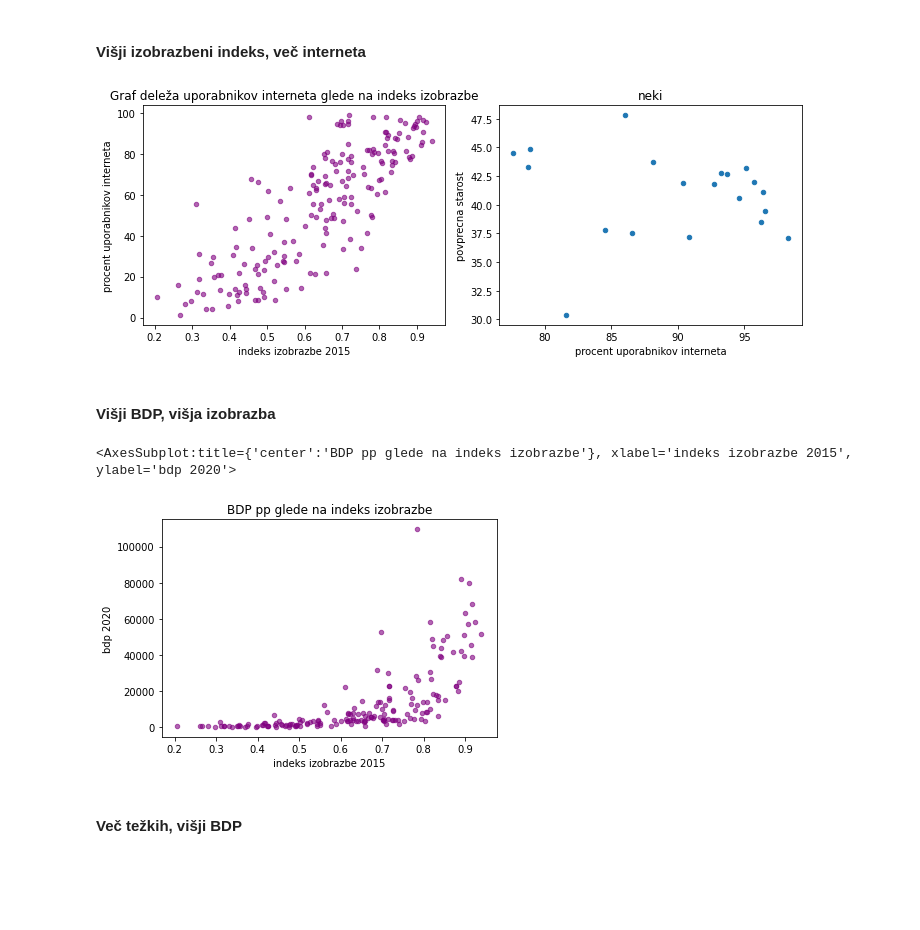
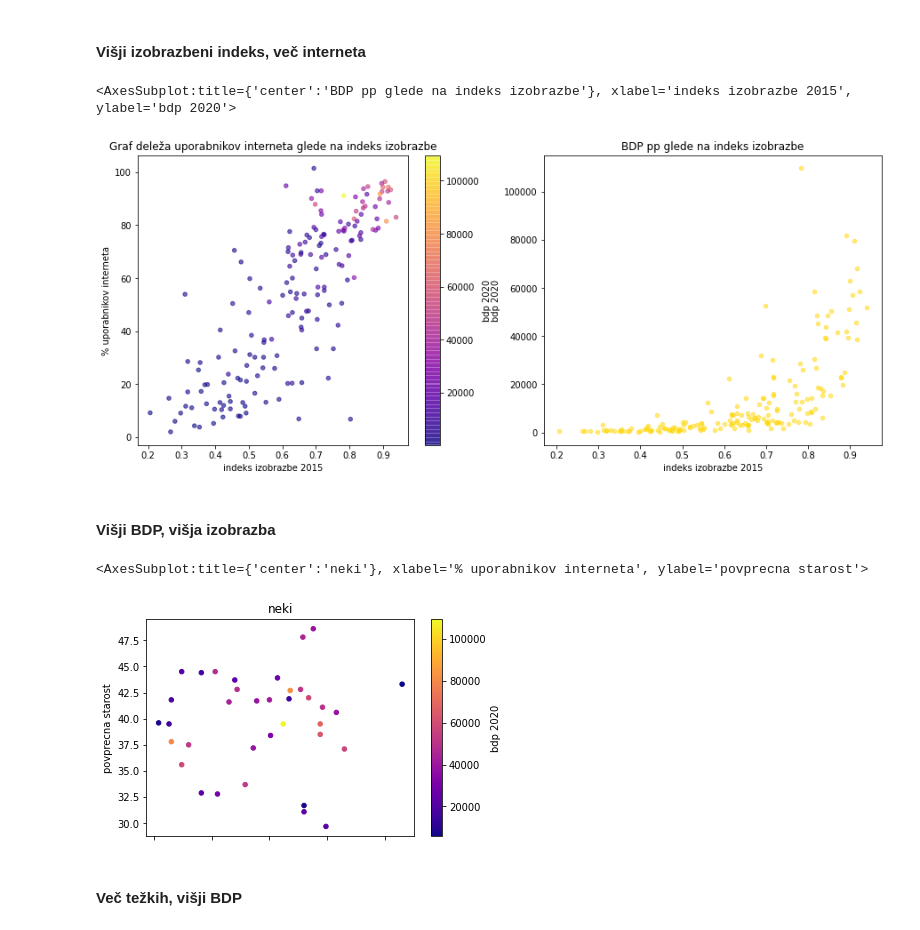
Before and after one commit to zalastopar/Analiza-nekaterih-lastnosti-drzav, a Jupyter notebook: pandas.ipynb, the cells around one changed output. Drawn from its saved outputs; the diff is of its cells as text; code cells hidden in the pictures; blank space fills up the shorter version.

```diff
--- a/pandas.ipynb
+++ b/pandas.ipynb
@@ -16,6 +16,7 @@ import seaborn as sns
 # naložimo razpredelnico, s katero bomo delali
 pot_do_drzav = os.path.join("drzave.csv")
 drzave = pd.read_csv(pot_do_drzav)
+drzave = drzave.set_index('drzava')
 # %% [markdown]
 ### Obdelava podatkov
 # %% [markdown]
@@ -23,5 +33,7 @@ Tabeli dodamo stolpec 'gostota prebivalstva' in odstranimo stolpce, ki jih ne bo
 # %%
-drzave['gostota prebivalstva'] = drzave['prebivalstvo']/drzave['povrsina [km^2]']
-drzave = drzave.iloc[:, [0, 3, 4, 5, 6, 7, 9, 10, 12, 13, 15]]
+drzave['gostota prebivalstva'] = round(drzave['prebivalstvo']/drzave['povrsina [km^2]'], 1)
+drzave['% uporabnikov interneta'] = round(drzave['st uporabnikov interneta']/drzave['prebivalstvo'], 3)*100
+drzave = drzave.iloc[:, [2, 3, 4, 5, 6, 8, 10, 11, 12, 13, 14]].drop(['EU'])
+
 drzave
 # %% [output]
@@ -48,22 +88,21 @@ pd.concat([d_top, d_bot]).plot.bar(x='drzava', y='povprecna starost', color = 'd
 # %% [markdown]
 #### Višji izobrazbeni indeks, več interneta
 # %%
-fig, (ax1,ax2) = plt.subplots(1,2, figsize=(10,4))
-drzave.plot.scatter('indeks izobrazbe 2015', 'procent uporabnikov interneta', alpha = 0.6, c = 'purple', title = 'Graf deleža uporabnikov interneta glede na indeks izobrazbe', ax=ax1)
+fig, (ax1,ax2) = plt.subplots(1,2, figsize=(15,6))
+drzave.plot.scatter ('indeks izobrazbe 2015', '% uporabnikov interneta', alpha = 0.6, c = 'bdp 2020', colormap = 'plasma', title = 'Graf deleža uporabnikov interneta glede na indeks izobrazbe', ax=ax1)
 
-
-drzave[drzave['indeks izobrazbe 2015'] > 0.85].plot.scatter('procent uporabnikov interneta', 'povprecna starost', title = 'neki',ax=ax2)
-plt.tight_layout()
+drzave.plot.scatter('indeks izobrazbe 2015', 'bdp 2020', alpha = 0.5, c = 'gold', title = 'BDP pp glede na indeks izobrazbe', ax =ax2)
 # %% [output]
+<AxesSubplot:title={'center':'BDP pp glede na indeks izobrazbe'}, xlabel='indeks izobrazbe 2015', ylabel='bdp 2020'>
-[figure, old version]
+[figure, new version]
 # %% [markdown]
 #### Višji BDP, višja izobrazba
-# %%
-drzave.plot.scatter('indeks izobrazbe 2015', 'bdp 2020', alpha = 0.6, c = 'purple', title = 'BDP pp glede na indeks izobrazbe')
-#regresija
-# %% [output]
-<AxesSubplot:title={'center':'BDP pp glede na indeks izobrazbe'}, xlabel='indeks izobrazbe 2015', ylabel='bdp 2020'>
-[figure, removed]
+# %%
+#regresija
+drzave[drzave['% uporabnikov interneta'] > 80].plot.scatter('% uporabnikov interneta', 'povprecna starost', title = 'neki', c = 'bdp 2020', colormap = 'plasma')
+# %% [output]
+<AxesSubplot:title={'center':'neki'}, xlabel='% uporabnikov interneta', ylabel='povprecna starost'>
+[figure, added]
 # %% [markdown]
 #### Več težkih, višji BDP
 # %%
```
Also changed, not shown: parts of 16 cells of this notebook, 8 other files.
